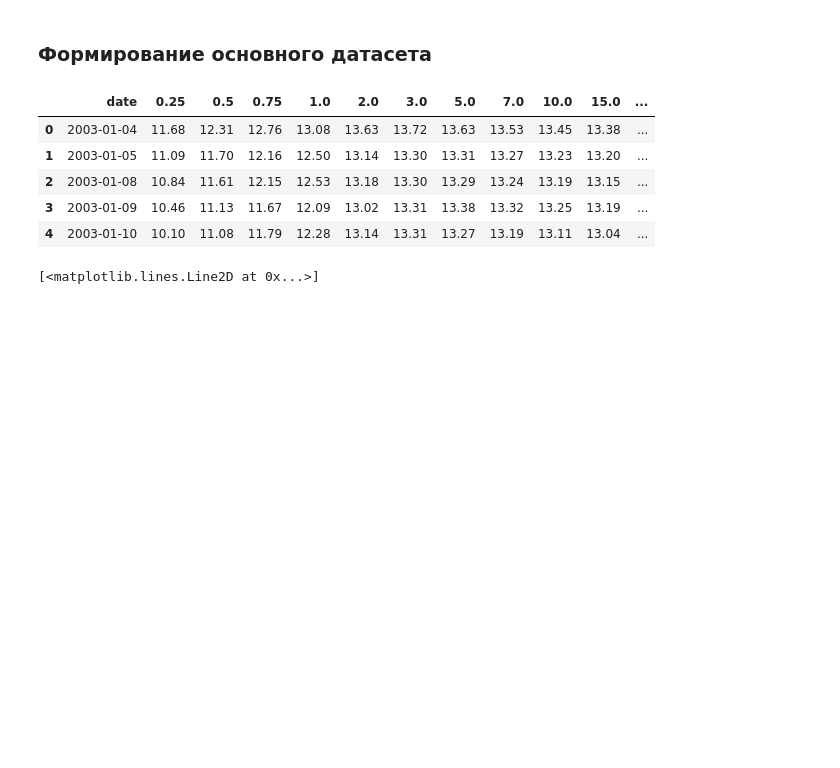
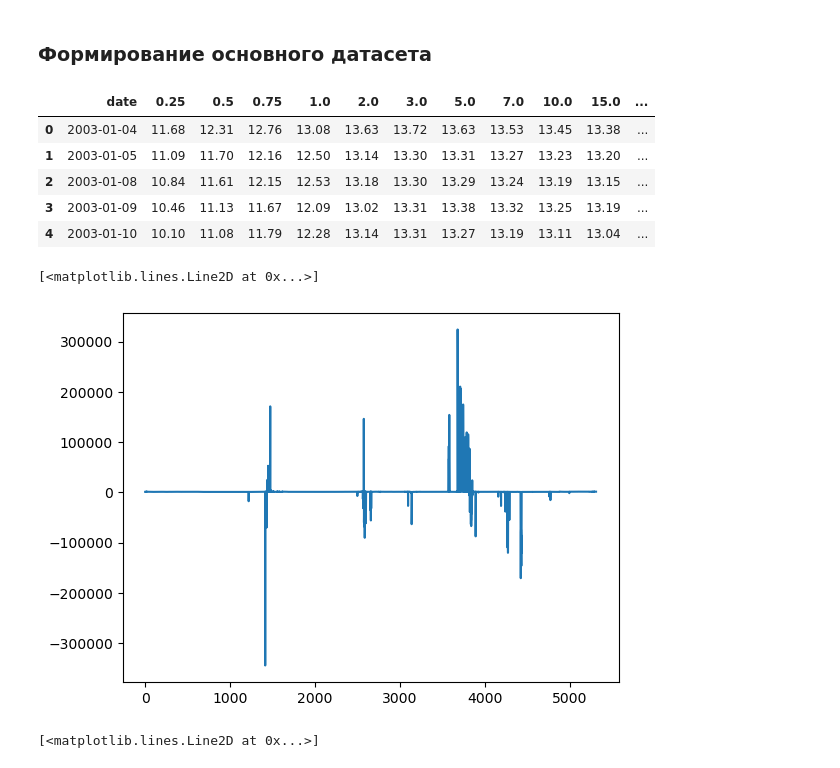
Before and after one commit to VsevolodZaostrovsky/MOEX-Yield-Curve-Forecasting, a Jupyter notebook: DataWork/NSmodel.ipynb, the cells around one changed output. Cells and saved outputs as stored; diff of their text form; code cells hidden in the pictures; blank space fills up the shorter version.

```diff
--- a/DataWork/NSmodel.ipynb
+++ b/DataWork/NSmodel.ipynb
@@ -72,32 +72,32 @@ p360 = df["30.0"].astype(float)
 Times = np.array(np.array([0.25,0.5,0.75,1.0,2.0,3.0,5.0,7.0,10.0,15.0,20.0,30.0]))
 WLTimes = np.array(np.array([0.25,0.5,0.75,1.0,2.0,3.0,5.0,7.0,10.0]))
 
-i = 0
+# i = 0
 
-WLProfits = np.array([p3[i], p6[i], p9[i], p12[i], p24[i], p36[i], p60[i], p84[i], p120[i]])
-Profits = np.array([p3[i], p6[i], p9[i], p12[i], p24[i], p36[i], p60[i], p84[i], p120[i], p180[i], p240[i], p360[i]])
+# WLProfits = np.array([p3[i], p6[i], p9[i], p12[i], p24[i], p36[i], p60[i], p84[i], p120[i]])
+# Profits = np.array([p3[i], p6[i], p9[i], p12[i], p24[i], p36[i], p60[i], p84[i], p120[i], p180[i], p240[i], p360[i]])
 
-res_lsq = least_squares(fun, np.array([850., -300., 100., 1.5]), args=(WLTimes, 100 * WLProfits))
-# WLb0, WLb1, WLb2, tau = res_lsq.x
-WLbeta0 = np.append(WLbeta0, res_lsq.x[0])
-WLbeta1 = np.append(WLbeta1, res_lsq.x[1])
-WLbeta2 = np.append(WLbeta2, res_lsq.x[2])
-WLtau = np.append(WLtau, res_lsq.x[3])
-res_lsq2 = least_squares(fun, np.array([850., -300., 100., 1.5]), args=(Times, 100 * Profits))
-# b0, b1, b2, tau = res_lsq2.x
-beta0 = np.append(beta0, res_lsq2.x[0])
-beta1 = np.append(beta1, res_lsq2.x[1])
-beta2 = np.append(beta2, res_lsq2.x[2])
-tau = np.append(tau, res_lsq2.x[3])
+# res_lsq = least_squares(fun, np.array([850., -300., 100., 1.5]), args=(WLTimes, 100 * WLProfits))
+# # WLb0, WLb1, WLb2, tau = res_lsq.x
+# WLbeta0 = np.append(WLbeta0, res_lsq.x[0])
+# WLbeta1 = np.append(WLbeta1, res_lsq.x[1])
+# WLbeta2 = np.append(WLbeta2, res_lsq.x[2])
+# WLtau = np.append(WLtau, res_lsq.x[3])
+# res_lsq2 = least_squares(fun, np.array([850., -300., 100., 1.5]), args=(Times, 100 * Profits))
+# # b0, b1, b2, tau = res_lsq2.x
+# beta0 = np.append(beta0, res_lsq2.x[0])
+# beta1 = np.append(beta1, res_lsq2.x[1])
+# beta2 = np.append(beta2, res_lsq2.x[2])
+# tau = np.append(tau, res_lsq2.x[3])
 
 
 for i in range(1, len(p3)):
     WLProfits = np.array([p3[i], p6[i], p9[i], p12[i], p24[i], p36[i], p60[i], p84[i], p120[i]])
     Profits = np.array([p3[i], p6[i], p9[i], p12[i], p24[i], p36[i], p60[i], p84[i], p120[i], p180[i], p240[i], p360[i]])
 
-    if(res_lsq.x[0] > 1000 or res_lsq.x[0] < -1000):
+    # if(res_lsq.x[0] > 1000 or res_lsq.x[0] < -1000):
 
-    res_lsq = least_squares(fun, res_lsq.x, args=(WLTimes, 100 * WLProfits))
+    res_lsq = least_squares(fun, np.array([850., -300., 100., 1.5]), args=(Times, 100 * Profits))
 
     # WLb0, WLb1, WLb2, tau = res_lsq.x
 
@@ -106,7 +106,7 @@ for i in range(1, len(p3)):
     WLbeta2 = np.append(WLbeta2, res_lsq.x[2])
     WLtau = np.append(WLtau, res_lsq.x[3])
 
-    res_lsq2 = least_squares(fun, res_lsq.x, args=(Times, 100 * Profits))
+    res_lsq2 = least_squares(fun, np.array([850., -300., 100., 1.5]), args=(Times, 100 * Profits))
 
     # b0, b1, b2, tau = res_lsq2.x
 
@@ -114,6 +114,11 @@ for i in range(1, len(p3)):
     beta1 = np.append(beta1, res_lsq2.x[1])
     beta2 = np.append(beta2, res_lsq2.x[2])
     tau = np.append(tau, res_lsq2.x[3])
+# %%
+plt.plot(beta0)
+# %% [output]
+[<matplotlib.lines.Line2D at 0x...>]
+[figure, added]
 # %%
 plt.plot(beta0)
 # %% [output]
```
Also changed, not shown: 1 other file.
